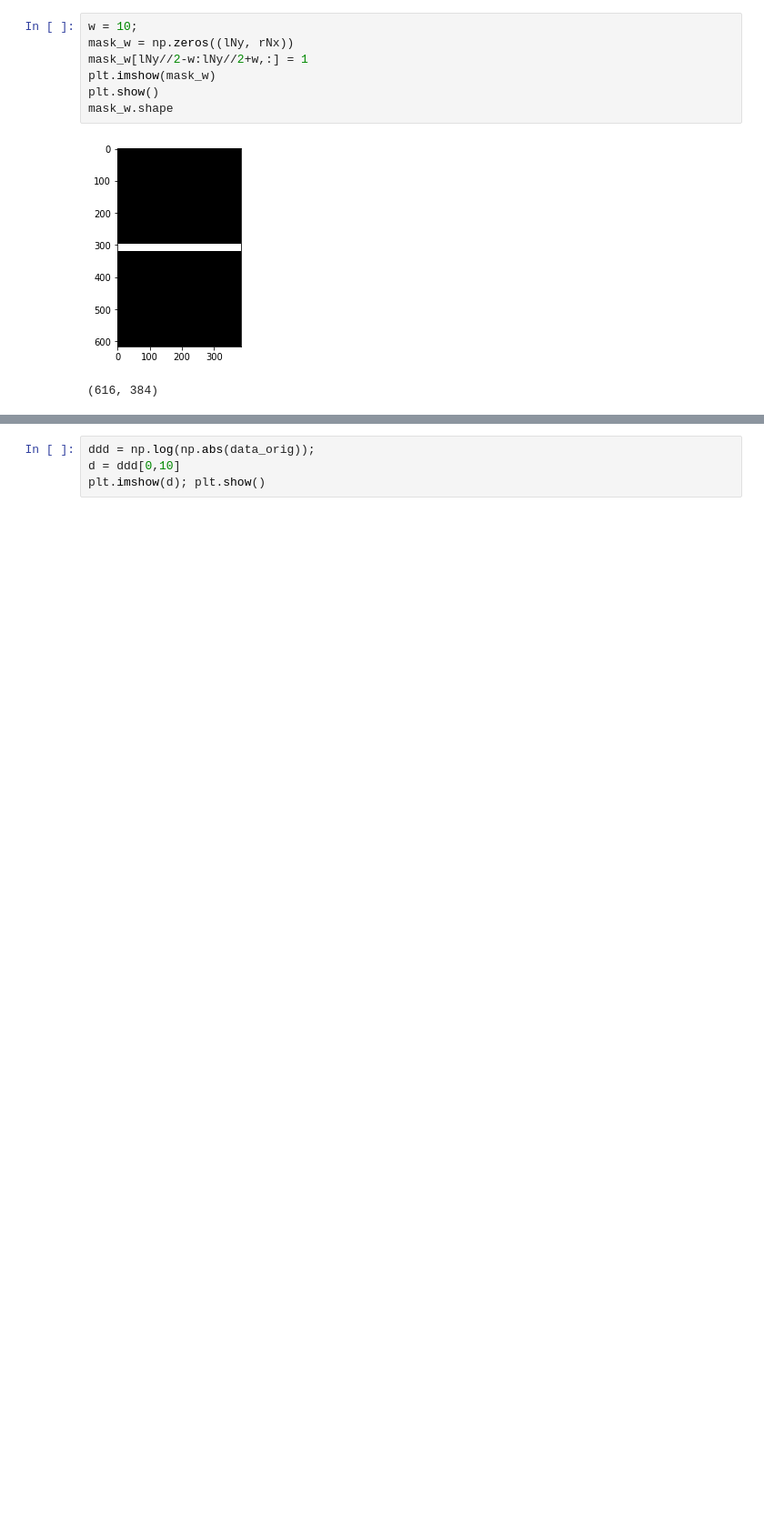
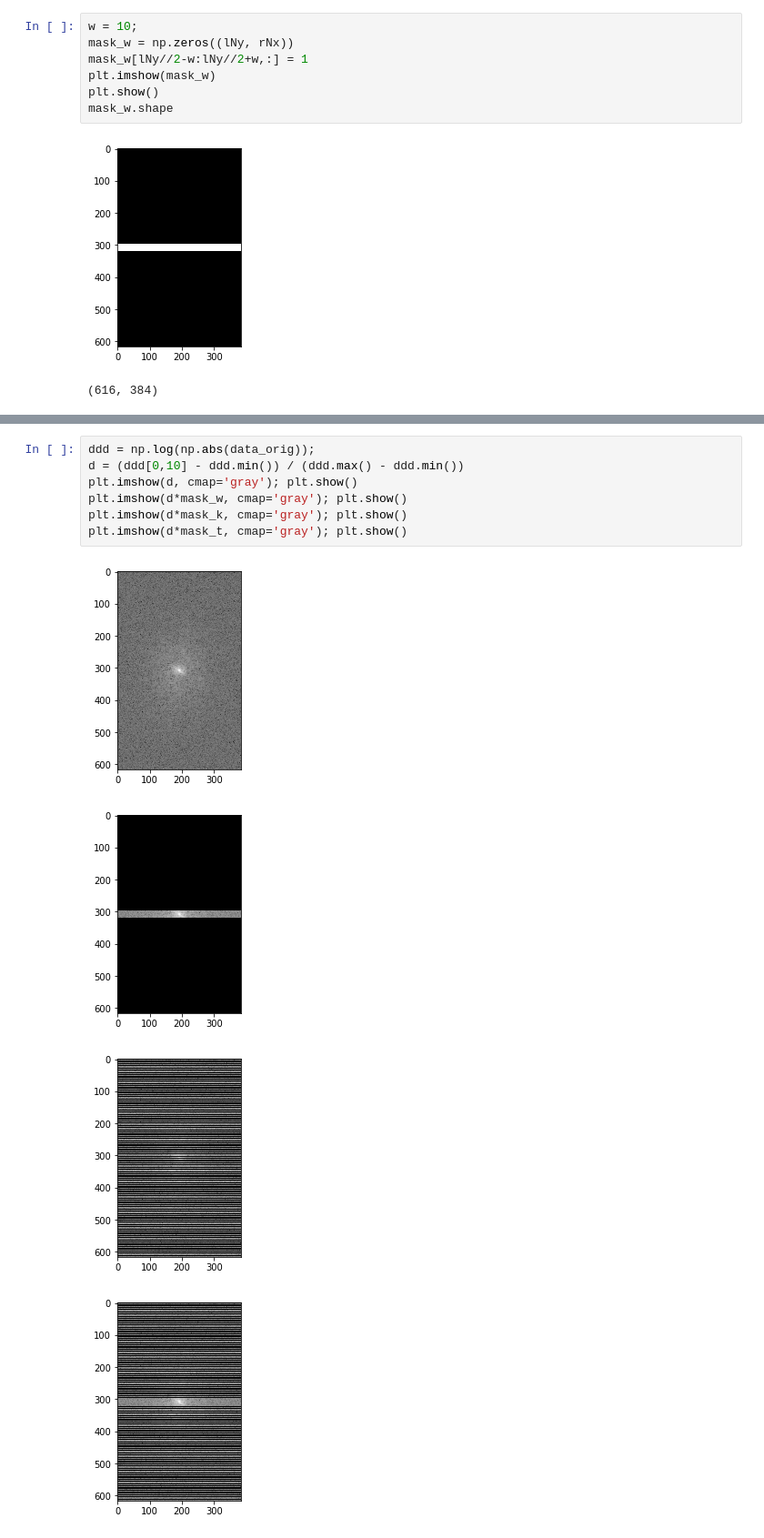
Before and after one commit to Erfandarzi/mri-reconstruction, a Jupyter notebook: python/fully-reconstruction.ipynb, the cells around one changed output, grey strips where cells are left out. Shown at 91% size. Saved outputs shown, nothing was run; the diff lists cells and outputs as text; blank space fills up the shorter version.

```diff
--- a/python/fully-reconstruction.ipynb
+++ b/python/fully-reconstruction.ipynb
@@ -324,5 +368,13 @@ mask_w.shape
 (616, 384)
 # %%
 ddd = np.log(np.abs(data_orig));
-d = ddd[0,10]
-plt.imshow(d); plt.show()
+d = (ddd[0,10] - ddd.min()) / (ddd.max() - ddd.min())
+plt.imshow(d, cmap='gray'); plt.show()
+plt.imshow(d*mask_w, cmap='gray'); plt.show()
+plt.imshow(d*mask_k, cmap='gray'); plt.show()
+plt.imshow(d*mask_t, cmap='gray'); plt.show()
+# %% [output]
+[figure, added]
+[figure, added]
+[figure, added]
+[figure, added]
```
Also changed, not shown: parts of 17 cells of this notebook.
